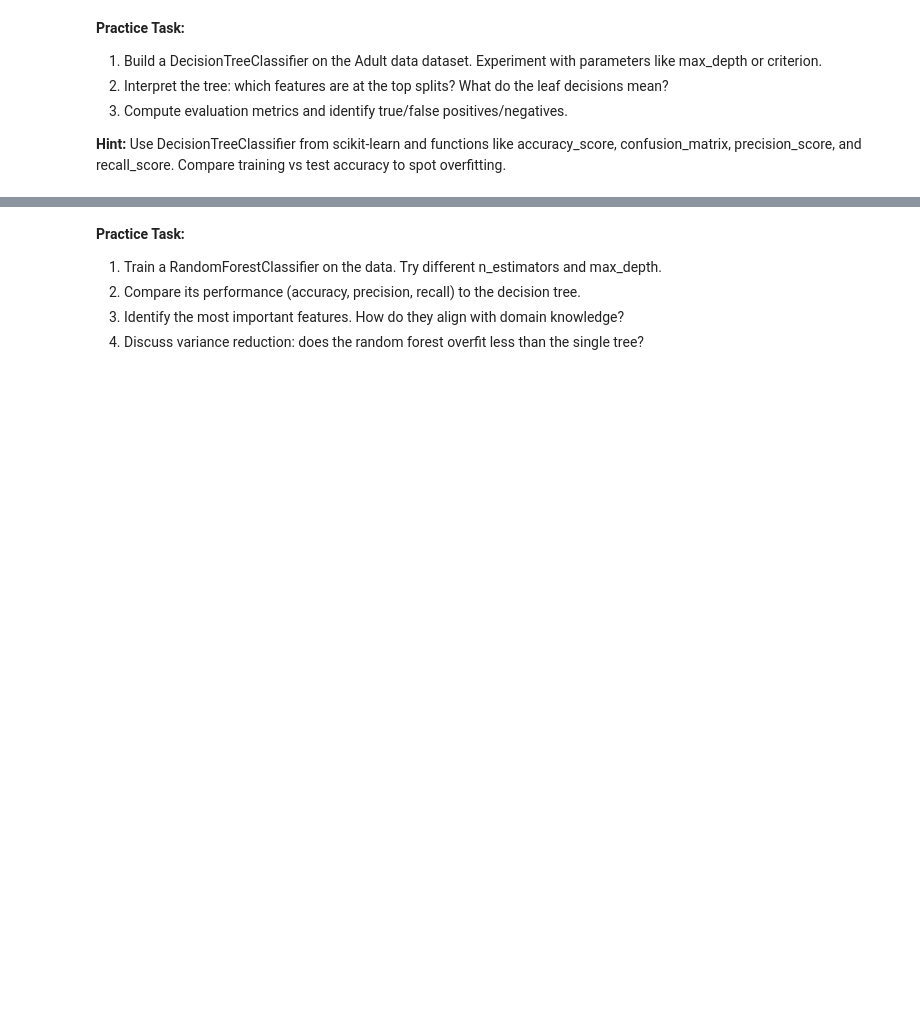
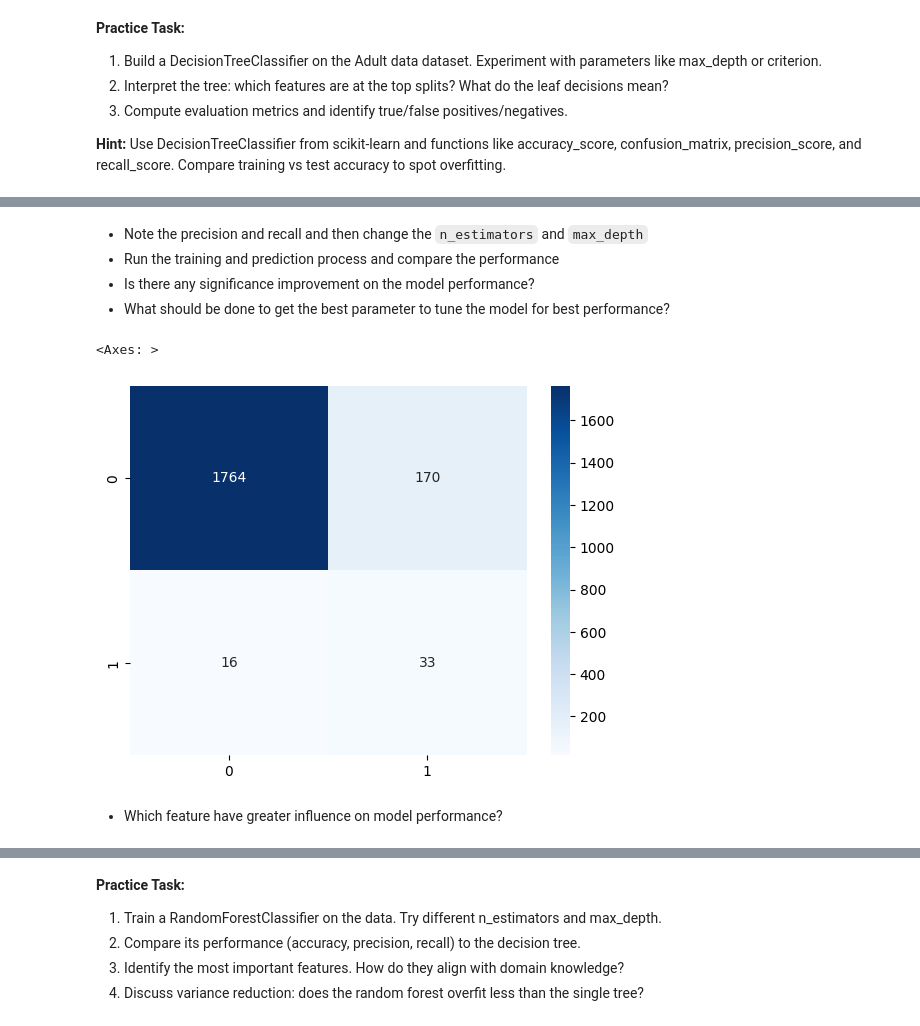
Before and after one commit to datasafariio/AI-bootcamp-fall2025, a Jupyter notebook: Session5/Session5_Supervised_Learning_Classification_(Tree-Based_Models).ipynb, the cells around one changed output, grey strips where cells are left out. Cells and saved outputs as stored; diff of their text form; code cells hidden in the pictures; blank space fills up the shorter version.

```diff
--- a/Session5/Session5_Supervised_Learning_Classification_(Tree-Based_Models).ipynb
+++ b/Session5/Session5_Supervised_Learning_Classification_(Tree-Based_Models).ipynb
@@ -989,0 +1027,11 @@ import seaborn as sns
+# %%
+# Initialize the Random Forest Classifier with class weights
+rf_model = RandomForestClassifier(
+    n_estimators=100,
+    max_depth=6,
+    random_state=42,
+    class_weight='balanced' # This is the magic ingredient
+)
+# %%
+# Fit the model to the training data
+rf_model.fit(X_train, y_train)
@@ -989,0 +1043,3 @@ import seaborn as sns
+# %%
+# Perform predictions and evaluate the model
+y_rf_pred = rf_model.predict(X_test)
@@ -989,0 +1060,14 @@ import seaborn as sns
+# %% [markdown]
+- Note the precision and recall and then change the `n_estimators` and `max_depth`
+- Run the training and prediction process and compare the performance
+- Is there any significance improvement on the model performance?
+- What should be done to get the best parameter to tune the model for best performance?
+# %%
+# Calculate confusion matrix for Random Forest
+cm_rf = confusion_matrix(y_test, y_rf_pred)
+sns.heatmap(cm_rf, annot=True, fmt='d', cmap='Blues')
+# %% [output]
+<Axes: >
+[figure, added]
+# %% [markdown]
+- Which feature have greater influence on model performance?
```
Also changed, not shown: parts of 57 cells of this notebook, 16 other files.
